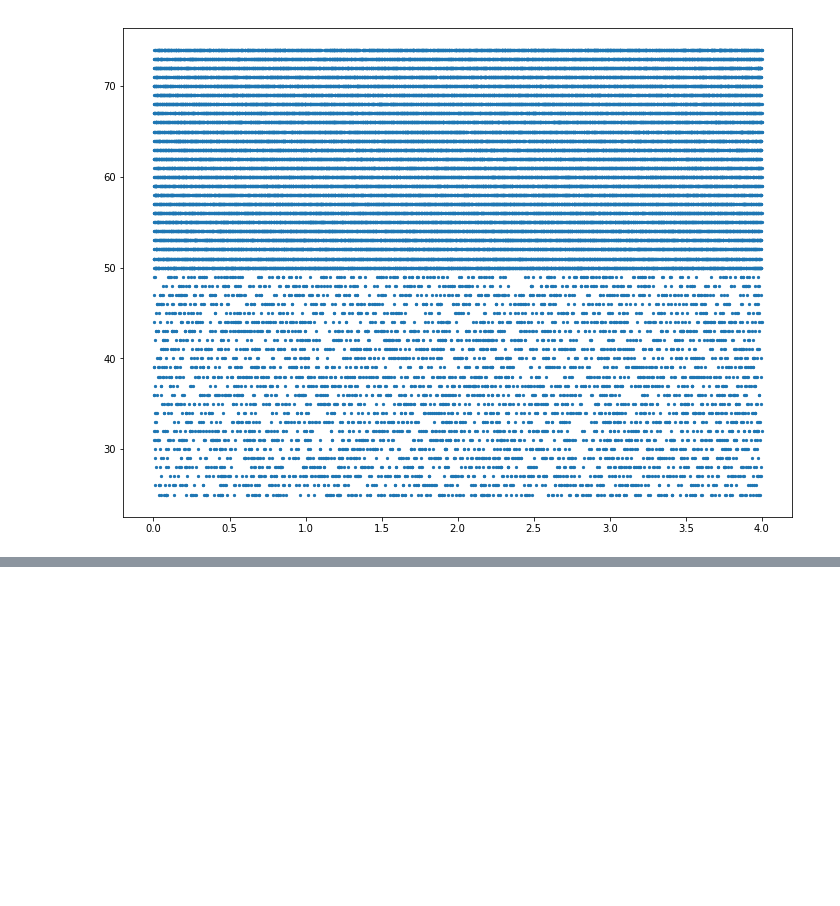
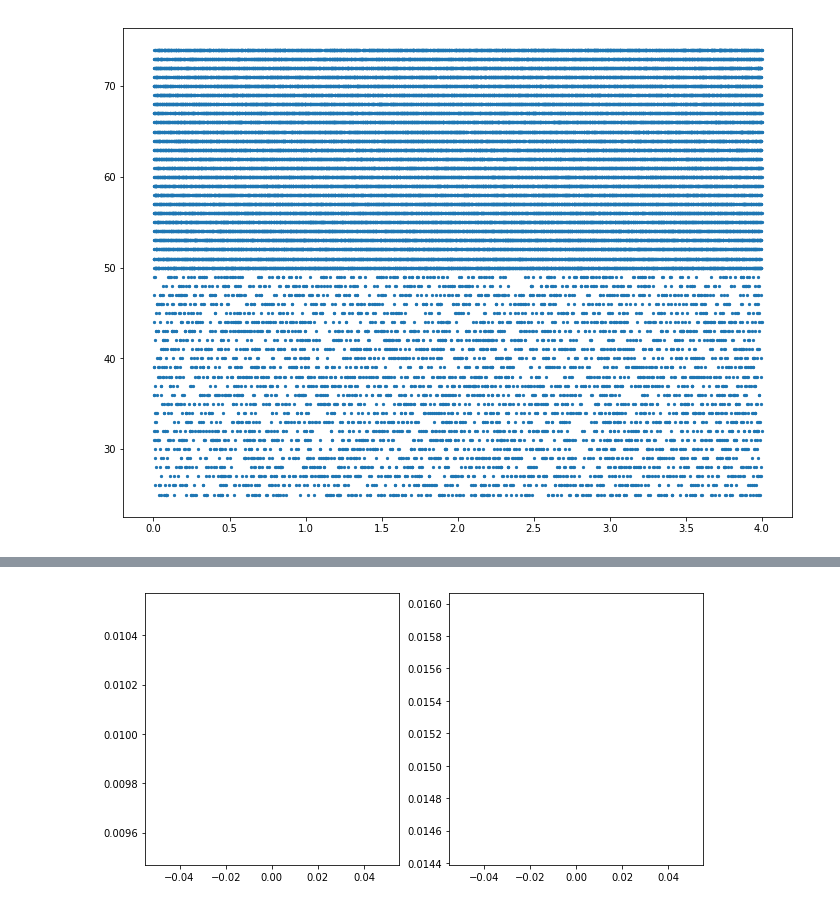
Before and after one commit to elliotelliot/MySpikingNetworks, a Jupyter notebook: SimplePlots.ipynb, the cells around one changed output, grey strips where cells are left out. Cells and saved outputs as stored; diff of their text form; code cells hidden in the pictures; blank space fills up the shorter version.

```diff
--- a/SimplePlots.ipynb
+++ b/SimplePlots.ipynb
@@ -67,0 +104,35 @@ plt.show()
+# %%
+num_epochs = 1
+
+weights_df = pd.DataFrame(
+  data = {
+      "weights" : np.fromfile("Epoch-" + str(num_epochs) + "Sandbox_NetworkSynapticWeights.bin", dtype=np.float32),
+      "pres" : np.fromfile("Sandbox_NetworkPresynapticIDs.bin", dtype=np.int32),
+      "post" : np.fromfile("Sandbox_NetworkPostsynapticIDs.bin", dtype=np.int32)
+  }
+)
+# %%
+input_weight_evolution = []
+inh_weight_evolution = []
+
+inputmask = (weights_df["pres"] < 0) &(weights_df["pres"] >= -100)
+inhmask = (weights_df["pres"] > 0) &(weights_df["post"] > 0)
+
+for e in range(num_epochs):
+    input_weight_evolution.append(np.fromfile("Epoch-" + str(e+1) + "Sandbox_NetworkSynapticWeights.bin", dtype=np.float32)[inputmask])
+    inh_weight_evolution.append(np.fromfile("Epoch-" + str(e+1) + "Sandbox_NetworkSynapticWeights.bin", dtype=np.float32)[inhmask])
+
+
+input_mean_weight_evolution = np.mean(np.asarray(input_weight_evolution), axis=1)
+inh_mean_weight_evolution = np.mean(np.asarray(inh_weight_evolution), axis=1)
+# %%
+plt.figure(figsize=(10,5))
+plt.subplot(1,2,1)
+plt.plot(input_mean_weight_evolution)
+
+plt.subplot(1,2,2)
+plt.plot(inh_mean_weight_evolution, color='r')
+
+plt.show()
+# %% [output]
+[figure, added]
```
Also changed, not shown: parts of 15 cells of this notebook.
